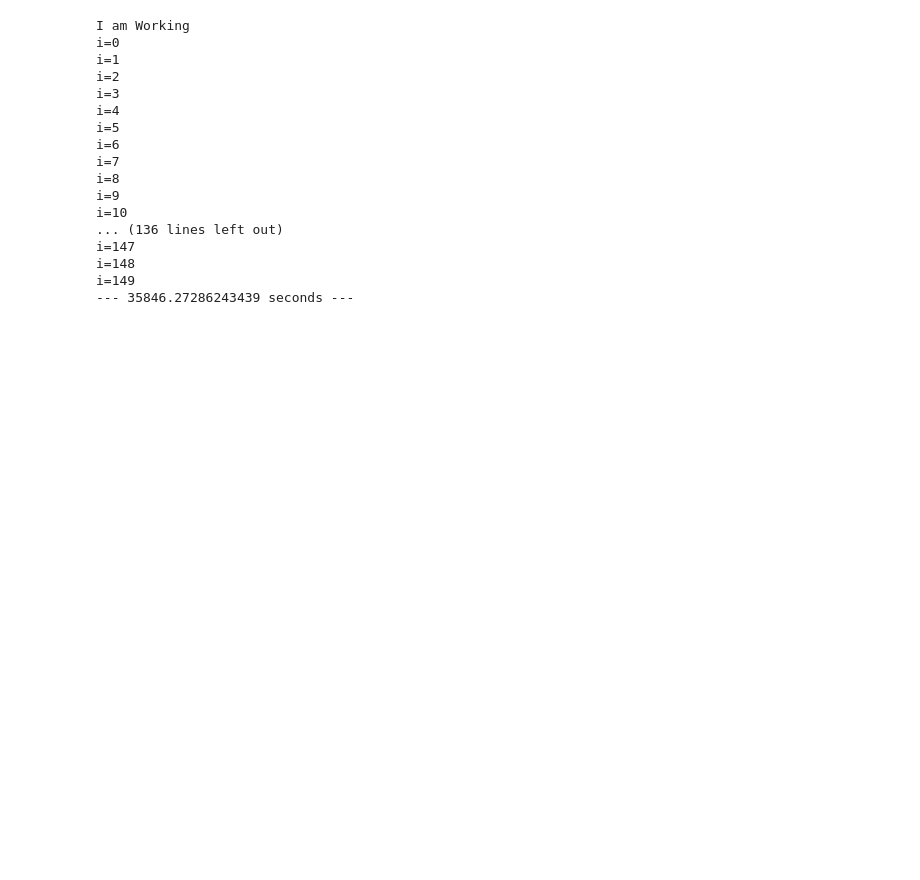
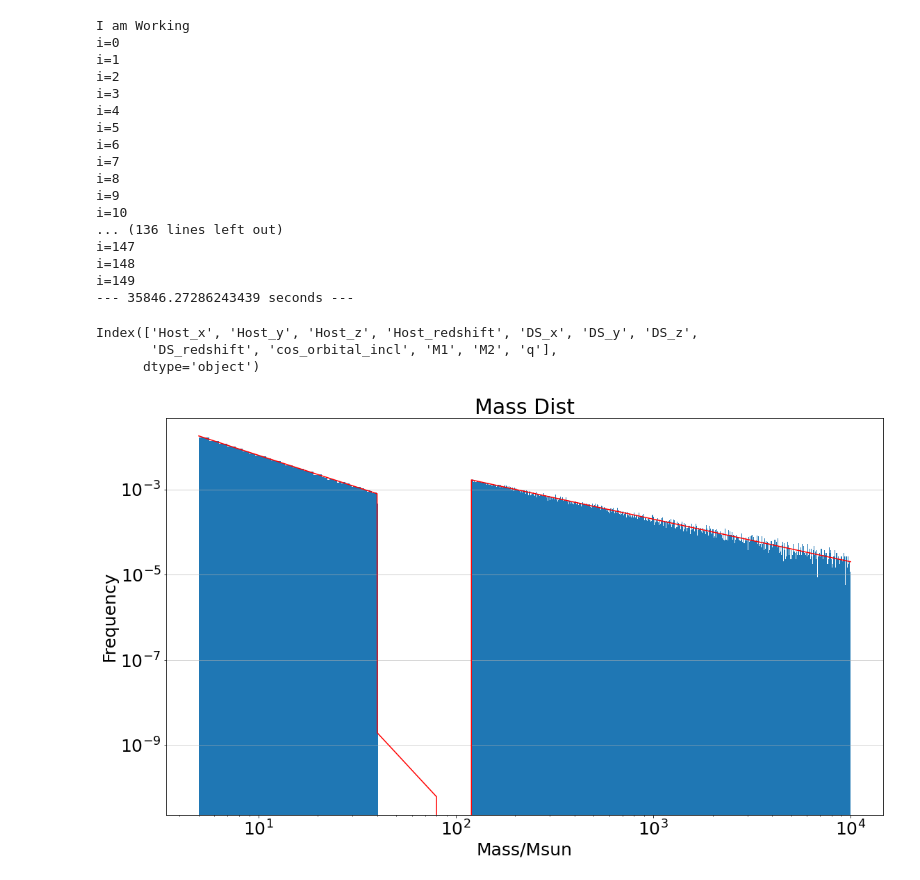
Before and after one commit to RCianca/DarkSirensStat, a Jupyter notebook: DSCatalogueCreator/ADAM.ipynb, the cells around one changed output. Drawn from its saved outputs; the diff is of its cells as text; code cells hidden in the pictures; blank space fills up the shorter version.

```diff
--- a/DSCatalogueCreator/ADAM.ipynb
+++ b/DSCatalogueCreator/ADAM.ipynb
@@ -195,0 +270,31 @@ i=149
+# %%
+##################################################à#############
+##########        TEST    ######################################
+################################################################
+dat = Table.read('EVA01.fits', format='fits')
+dscat = dat.to_pandas()#all good, is an only text fits
+print(dscat.columns)
+# %% [output]
+Index(['Host_x', 'Host_y', 'Host_z', 'Host_redshift', 'DS_x', 'DS_y', 'DS_z',
+       'DS_redshift', 'cos_orbital_incl', 'M1', 'M2', 'q'],
+      dtype='object')
+# %%
+#-----------Primary Mass----------------------------------------
+masstoprob=np.linspace(5,10000,100000)
+prob=vprimary_mass(masstoprob)
+massnorm=quad(vprimary_mass,5,10000)[0]
+realmasstest=dscat['M1']
+# %%
+fig,ax = plt.subplots()
+fig.set_size_inches(18.5, 10.5)
+plt.rcParams.update({'font.size': 25})
+ax.plot(masstoprob,prob/massnorm,label='ProbMass',color='r')
+myhist=plt.hist(realmasstest,bins=15000,density=True)
+plt.grid(axis='y', alpha=0.75)
+plt.xlabel('Mass/Msun')
+plt.ylabel('Frequency')
+plt.title('Mass Dist')
+plt.yscale('log')
+plt.xscale('log')
+# %% [output]
+[figure, added]
```
Also changed, not shown: parts of 14 cells of this notebook, 2 other files.
